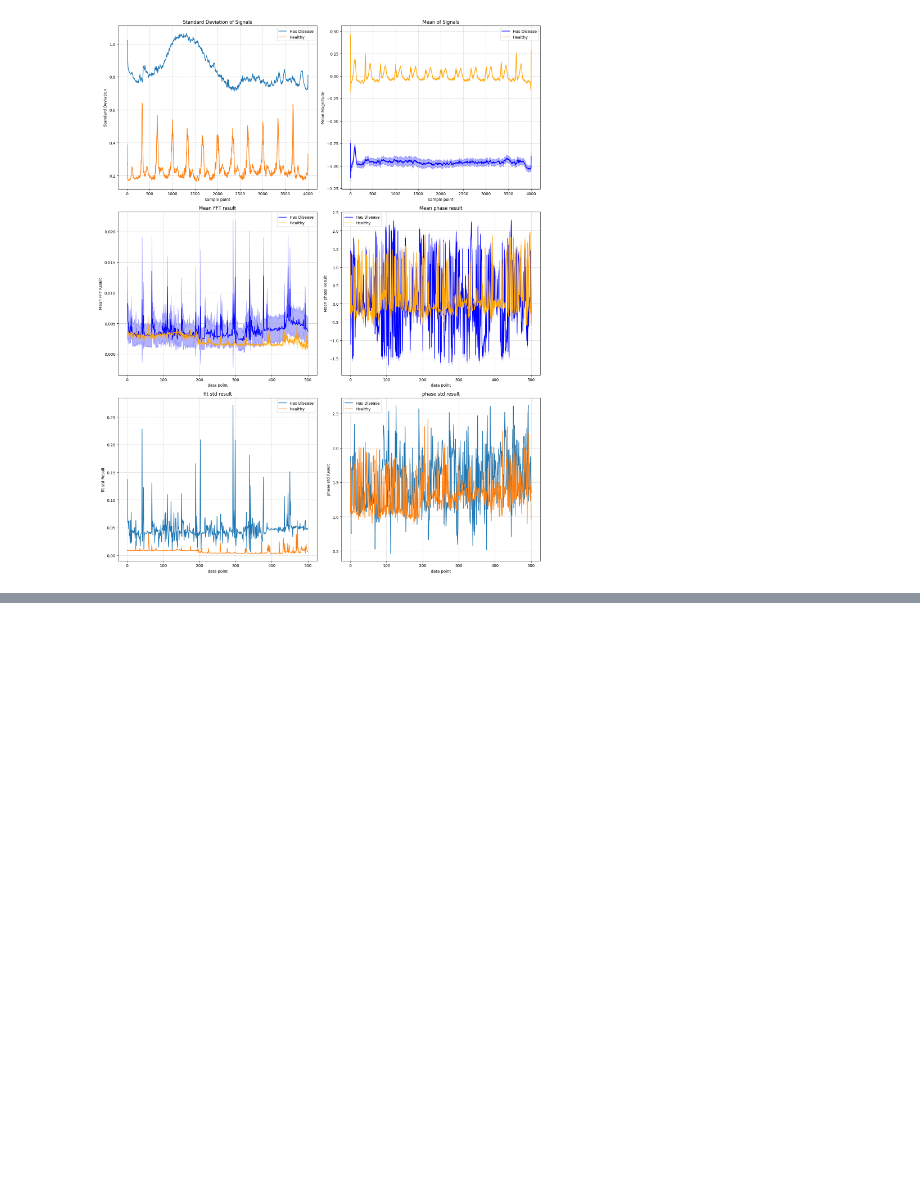
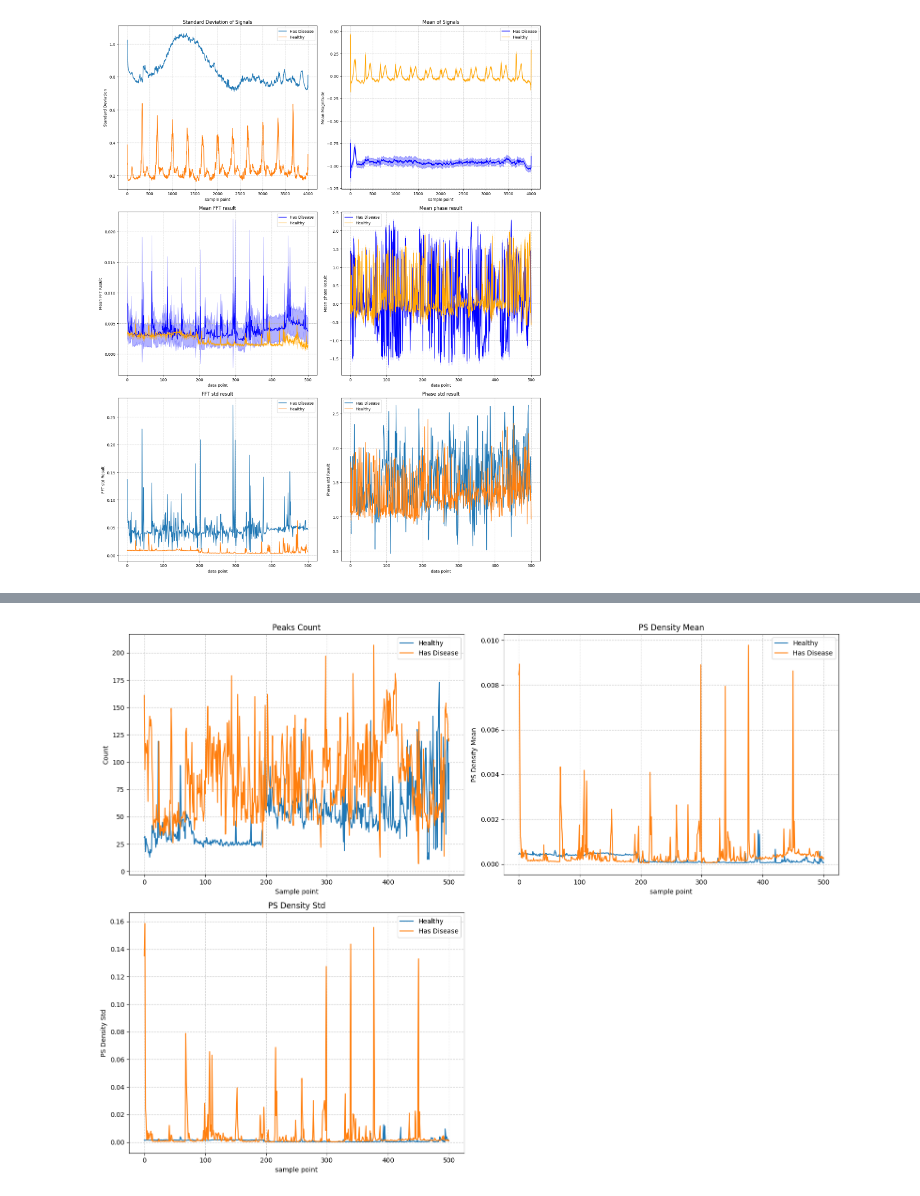
Before and after one commit to zivmax/bmedesign-cpsc, a Jupyter notebook: EDA.ipynb, the cells around one changed output, grey strips where cells are left out. Drawn from its saved outputs; the diff is of its cells as text; code cells hidden in the pictures; blank space fills up the shorter version.

```diff
--- a/EDA.ipynb
+++ b/EDA.ipynb
@@ -173,6 +173,7 @@ labeled_freq_df = freq_df[freq_df['target'] != -1]
 
 target = labeled_train_df['target']
 labeled_train_df = labeled_train_df.drop(columns='target')
+labeled_freq_df = labeled_freq_df.drop(columns='target')
 labeled_train_df.shape
 # %% [output]
 (1000, 4000)
@@ -393,0 +410,44 @@ differential_plot(healthy_sample, ill_sample, title='Original Signal vs Moving A
+# %%
+NPERSEG = 1024
+labeled_freq_df['peaks'] = labeled_train_df.apply(lambda x: SignalOps.peaks(x, x.mean() + x.std()).shape[0], axis=1)
+labeled_freq_df['ps_density_mean'] = labeled_train_df.apply(lambda x: SignalOps.ps_density(x, nperseg=NPERSEG)[1].mean(), axis=1)
+labeled_freq_df['ps_density_std'] = labeled_train_df.apply(lambda x: SignalOps.ps_density(x, nperseg=NPERSEG)[1].std(), axis=1)
+
+def df_signal_feature_plot(df, cutedge=500):
+    t = np.linspace(0, cutedge, cutedge)
+    ill_df = df[:cutedge]
+    healty_df = df[cutedge:]
+    plt.figure(figsize=(16, 12))
+
+    plt.subplot(2, 2, 1)
+    sns.lineplot(x=t, y=healty_df['peaks'], label='Healthy')
+    sns.lineplot(x=t, y=ill_df['peaks'], label='Has Disease')
+    plt.title('Peaks Count')
+    plt.xlabel('Sample point')
+    plt.ylabel('Count')
+    plt.grid(True, linestyle='--', alpha=0.7)
+
+    plt.subplot(2, 2, 2)
+    sns.lineplot(x=t, y=healty_df['ps_density_mean'], label='Healthy')
+    sns.lineplot(x=t, y=ill_df['ps_density_mean'], label='Has Disease')
+    plt.title('PS Density Mean')
+    plt.xlabel('sample point')
+    plt.ylabel('PS Density Mean')
+    plt.grid(True, linestyle='--', alpha=0.7)
+
+    plt.subplots_adjust(hspace=0.3)
+
+    plt.subplot(2, 2, 3)
+    sns.lineplot(x=t, y=healty_df['ps_density_std'], label='Healthy')
+    sns.lineplot(x=t, y=ill_df['ps_density_std'], label='Has Disease')
+    plt.title('PS Density Std')
+    plt.xlabel('sample point')
+    plt.ylabel('PS Density Std')
+    plt.grid(True, linestyle='--', alpha=0.7)
+
+    plt.tight_layout()
+    plt.show()
+
+df_signal_feature_plot(labeled_freq_df)
+# %% [output]
+[figure, added]
```
Also changed, not shown: parts of 4 cells of this notebook.
